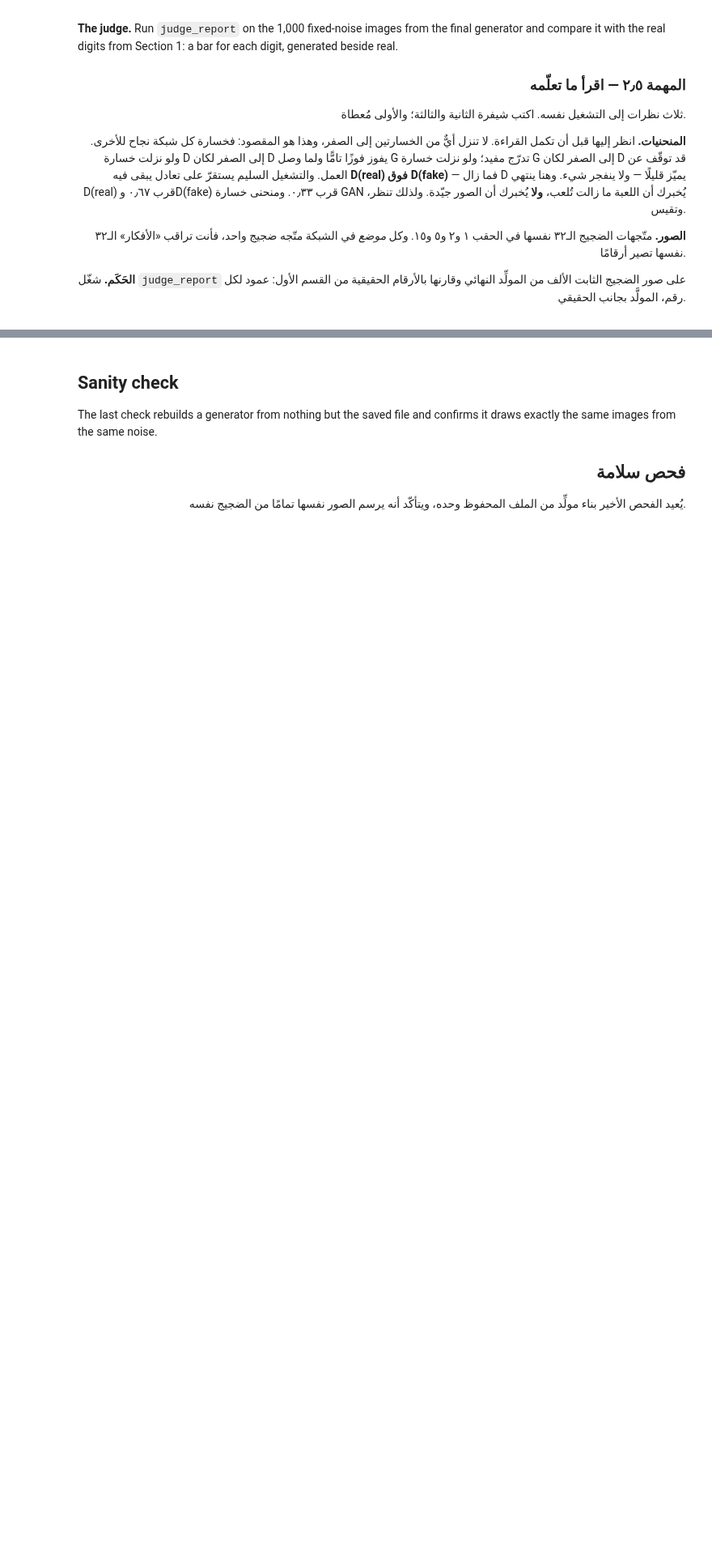
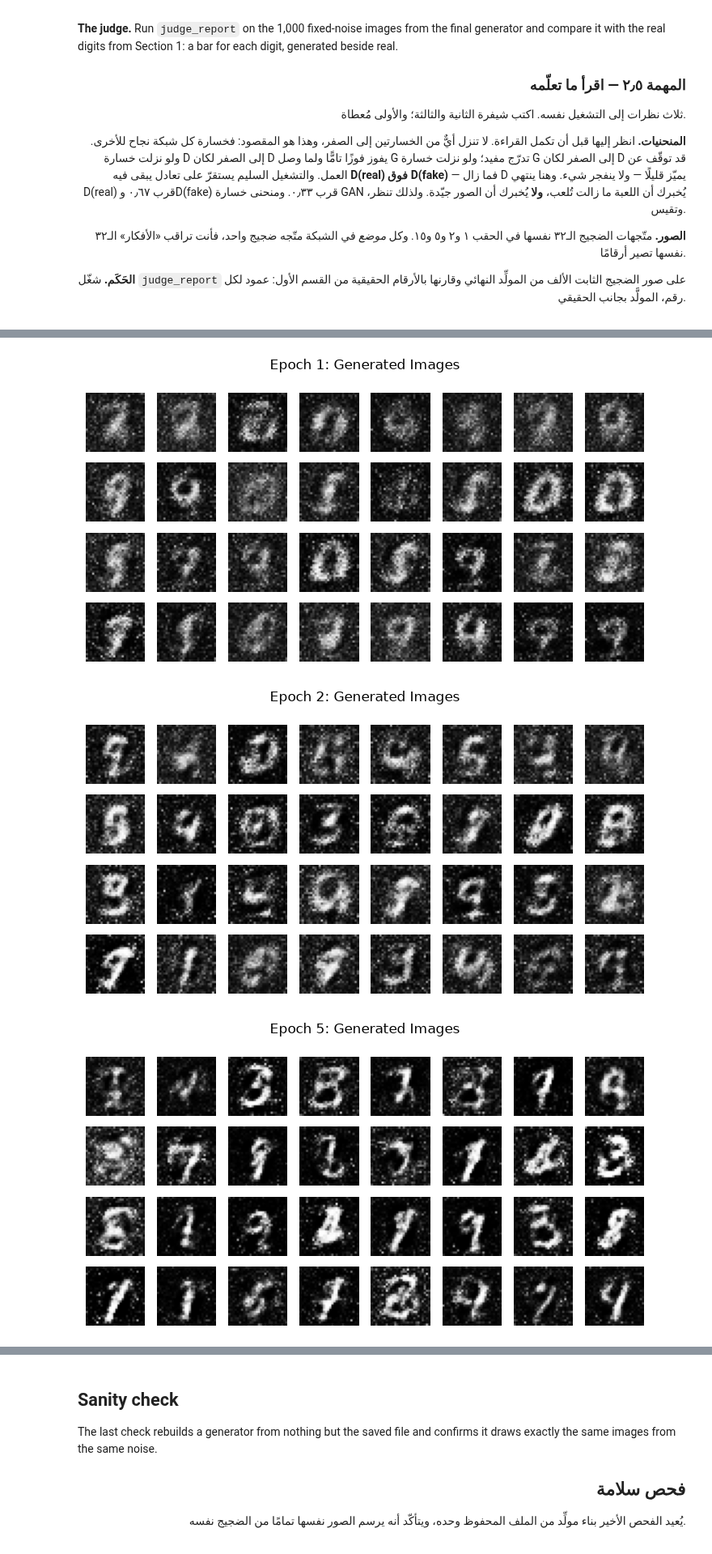
Before and after one commit to 507ahmed507-afk/AIEP_Olo_student, a Jupyter notebook: week_4_cnn_finetuning/labs/D5_gan_mnist/D5_gan_mnist_blank.ipynb, the cells around one changed output, grey strips where cells are left out. Shown at 81% size. Cells and saved outputs as stored; diff of their text form; code cells hidden in the pictures; blank space fills up the shorter version.

```diff
--- a/week_4_cnn_finetuning/labs/D5_gan_mnist/D5_gan_mnist_blank.ipynb
+++ b/week_4_cnn_finetuning/labs/D5_gan_mnist/D5_gan_mnist_blank.ipynb
@@ -533,10 +581,28 @@ class Discriminator(nn.Module):
         Norm = nn.LayerNorm if layer_norm else nn.Identity
         # TODO: self.net: Flatten, three Linear -> Norm -> LeakyReLU(0.2) blocks (512, 256, 128), then Linear to a single score. No sigmoid.
         # مهمة: `self.net`: `Flatten`، وثلاث كتل `Linear` ثم `Norm` ثم `LeakyReLU(0.2)` (٥١٢، ٢٥٦، ١٢٨)، ثم `Linear` إلى درجة واحدة. بلا sigmoid.
+        self.net = nn.Sequential(
+            nn.Flatten(),
+
+            nn.Linear(784, 512),
+            Norm(512),
+            nn.LeakyReLU(0.2),
+
+            nn.Linear(512, 256),
+            Norm(256),
+            nn.LeakyReLU(0.2),
+
+            nn.Linear(256, 128),
+            Norm(128),
+            nn.LeakyReLU(0.2),
+
+            nn.Linear(128, 1)
+        )
 
     def forward(self, image):
         # TODO: One raw score per image.
         # مهمة: درجة خام واحدة لكل صورة.
+        score = self.net(image)
         return score
 # %%
 torch.manual_seed(SEED)
@@ -642,9 +713,30 @@ def train_step(real, generator, discriminator, opt_g, opt_d):
 
     # TODO: D's half: D's scores on real (target ones) and on detached fake (target zeros), the average of the two losses, then update D.
     # مهمة: نصف D: درجات D على الحقيقي (الهدف آحاد) وعلى المزيّف المفصول (الهدف أصفار)، ومتوسّط الخسارتين، ثم حدّث D.
+    opt_d.zero_grad()
+
+    real_scores = discriminator(real)
+    fake_scores = discriminator(fake.detach())
+
+    d_real_loss = criterion(real_scores, ones)
+    d_fake_loss = criterion(fake_scores, zeros)
+
+    d_loss = (d_real_loss + d_fake_loss) / 2
+
+    d_loss.backward()
+    opt_d.step()
 
     # TODO: G's half: D's scores on a fresh batch of fakes, nothing detached, against ones; update G.
     # مهمة: نصف G: درجات D على دفعة مزيّفة جديدة، بلا فصل، مقابل الآحاد؛ ثم حدّث G.
+    opt_g.zero_grad()
+
+    fresh_fake = generator(torch.randn(n, LATENT_DIM))
+    g_scores = discriminator(fresh_fake)
+
+    g_loss = criterion(g_scores, ones)
+
+    g_loss.backward()
+    opt_g.step()
 
     d_real = torch.sigmoid(real_scores).mean().item()
     d_fake = torch.sigmoid(fake_scores).mean().item()
@@ -742,6 +840,10 @@ def train_gan(generator, discriminator, epochs, name):
         totals = np.zeros(4)
         # TODO: Every batch of train_loader through train_step, its four numbers added to totals.
         # مهمة: كل دفعة من `train_loader` عبر `train_step`، وأعدادها الأربعة تُضاف إلى `totals`.
+        for real, _ in train_loader:
+            results = train_step(real, generator, discriminator, opt_g, opt_d)
+            totals += np.array(results)
+
         d_loss, g_loss, d_real, d_fake = totals / len(train_loader)
         images = sample(generator)
         report_ = judge_report(images)
@@ -816,3 +936,9 @@ plt.show()
 # %%
 # TODO: The same 32 noise vectors at epochs 1, 2, 5 and EPOCHS.
 # مهمة: متّجهات الضجيج الـ٣٢ نفسها في الحقب ١ و٢ و٥ و`EPOCHS`.
+for epoch in [1, 2, 5, EPOCHS]:
+    show_grid(snapshots[epoch - 1], f"Epoch {epoch}: Generated Images")
+# %% [output]
+[figure, added]
+[figure, added]
+[figure, added]
```
Also changed, not shown: parts of 27 cells of this notebook.
